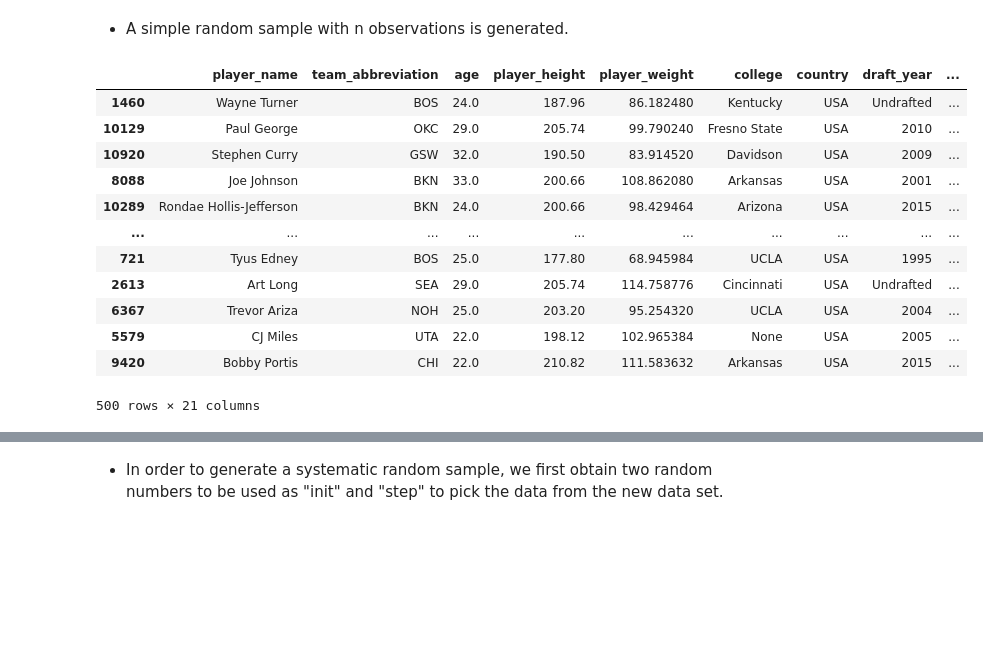
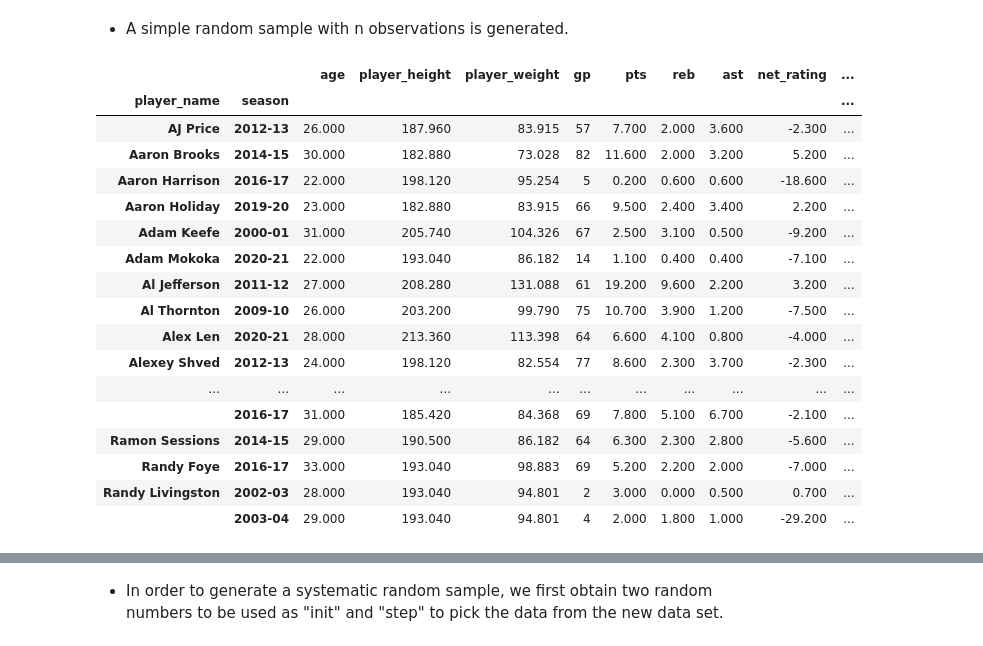
Before and after one commit to AugustoMaidana/sampling, a Jupyter notebook: sampling.ipynb, the cells around one changed output, grey strips where cells are left out. Saved outputs shown, nothing was run; the diff lists cells and outputs as text; code cells hidden in the pictures; blank space fills up the shorter version.

Commit message:
Udpdated the sampling file and add a new file abuot loc and iloc

```diff
--- a/sampling.ipynb
+++ b/sampling.ipynb
@@ -92,0 +86,3 @@ all_seasons_df.head()
+# %%
+all_seasons_df = pd.read_csv("./input/all_seasons.csv").drop('Unnamed: 0',axis = 1) #, index_col = 0
+all_seasons_df.head()
@@ -100,3 +166,7 @@ all_seasons_df.player_name.count()
 all_seasons_df.shape
 # %% [output]
 (11700, 21)
+# %%
+# Checking for null values
+all_seasons_df.dropna(inplace=True)
+all_seasons_df.shape
@@ -114,0 +214,9 @@ all_seasons_df.describe()
+# %%
+season_wise_df = all_seasons_df.set_index(['player_name','season'])
+
+# Set undrafted to null
+Undrafted = season_wise_df[season_wise_df['draft_year'] == 'Undrafted']
+season_wise_df['draft_year'] = season_wise_df['draft_year'].replace('Undrafted', np.NaN)
+season_wise_df['draft_round'] = season_wise_df['draft_round'].replace('Undrafted', np.NaN)
+season_wise_df['draft_number'] = season_wise_df['draft_number'].replace('Undrafted', np.NaN)
+season_wise_df
@@ -114,0 +238,5 @@ all_seasons_df.describe()
+# %%
+# selecting columns required for analysis
+cols_analysis = ['age','player_height','player_weight','gp','pts','reb','ast','net_rating','oreb_pct','dreb_pct','usg_pct','ts_pct','ast_pct']
+analysis_sampling_df = season_wise_df[cols_analysis]
+analysis_sampling_df
@@ -115,22 +258,27 @@ all_seasons_df.describe()
 # %% [markdown]
 - A simple random sample with n observations is generated.
 # %%
-simple_all_seasons_df = all_seasons_df.sample(n = 500)
+simple_all_seasons_df = analysis_sampling_df.sample(n = 500).sort_index(ascending = True)
 simple_all_seasons_df
 # %% [output]
-|  | player_name | team_abbreviation | age | player_height | player_weight | college | country | draft_year | ... |
-| 1460 | Wayne Turner | BOS | 24.0 | 187.96 | 86.182480 | Kentucky | USA | Undrafted | ... |
-| 10129 | Paul George | OKC | 29.0 | 205.74 | 99.790240 | Fresno State | USA | 2010 | ... |
-| 10920 | Stephen Curry | GSW | 32.0 | 190.50 | 83.914520 | Davidson | USA | 2009 | ... |
-| 8088 | Joe Johnson | BKN | 33.0 | 200.66 | 108.862080 | Arkansas | USA | 2001 | ... |
-| 10289 | Rondae Hollis-Jefferson | BKN | 24.0 | 200.66 | 98.429464 | Arizona | USA | 2015 | ... |
-| ... | ... | ... | ... | ... | ... | ... | ... | ... | ... |
-| 721 | Tyus Edney | BOS | 25.0 | 177.80 | 68.945984 | UCLA | USA | 1995 | ... |
-| 2613 | Art Long | SEA | 29.0 | 205.74 | 114.758776 | Cincinnati | USA | Undrafted | ... |
-| 6367 | Trevor Ariza | NOH | 25.0 | 203.20 | 95.254320 | UCLA | USA | 2004 | ... |
-| 5579 | CJ Miles | UTA | 22.0 | 198.12 | 102.965384 | None | USA | 2005 | ... |
-| 9420 | Bobby Portis | CHI | 22.0 | 210.82 | 111.583632 | Arkansas | USA | 2015 | ... |
+|  |  | age | player_height | player_weight | gp | pts | reb | ast | net_rating | ... |
+| player_name | season |  |  |  |  |  |  |  |  | ... |
+| AJ Price | 2012-13 | 26.000 | 187.960 | 83.915 | 57 | 7.700 | 2.000 | 3.600 | -2.300 | ... |
+| Aaron Brooks | 2014-15 | 30.000 | 182.880 | 73.028 | 82 | 11.600 | 2.000 | 3.200 | 5.200 | ... |
+| Aaron Harrison | 2016-17 | 22.000 | 198.120 | 95.254 | 5 | 0.200 | 0.600 | 0.600 | -18.600 | ... |
+| Aaron Holiday | 2019-20 | 23.000 | 182.880 | 83.915 | 66 | 9.500 | 2.400 | 3.400 | 2.200 | ... |
+| Adam Keefe | 2000-01 | 31.000 | 205.740 | 104.326 | 67 | 2.500 | 3.100 | 0.500 | -9.200 | ... |
+| Adam Mokoka | 2020-21 | 22.000 | 193.040 | 86.182 | 14 | 1.100 | 0.400 | 0.400 | -7.100 | ... |
+| Al Jefferson | 2011-12 | 27.000 | 208.280 | 131.088 | 61 | 19.200 | 9.600 | 2.200 | 3.200 | ... |
+| Al Thornton | 2009-10 | 26.000 | 203.200 | 99.790 | 75 | 10.700 | 3.900 | 1.200 | -7.500 | ... |
+| Alex Len | 2020-21 | 28.000 | 213.360 | 113.398 | 64 | 6.600 | 4.100 | 0.800 | -4.000 | ... |
+| Alexey Shved | 2012-13 | 24.000 | 198.120 | 82.554 | 77 | 8.600 | 2.300 | 3.700 | -2.300 | ... |
+| ... | ... | ... | ... | ... | ... | ... | ... | ... | ... | ... |
+|  | 2016-17 | 31.000 | 185.420 | 84.368 | 69 | 7.800 | 5.100 | 6.700 | -2.100 | ... |
+| Ramon Sessions | 2014-15 | 29.000 | 190.500 | 86.182 | 64 | 6.300 | 2.300 | 2.800 | -5.600 | ... |
+| Randy Foye | 2016-17 | 33.000 | 193.040 | 98.883 | 69 | 5.200 | 2.200 | 2.000 | -7.000 | ... |
+| Randy Livingston | 2002-03 | 28.000 | 193.040 | 94.801 | 2 | 3.000 | 0.000 | 0.500 | 0.700 | ... |
+|  | 2003-04 | 29.000 | 193.040 | 94.801 | 4 | 2.000 | 1.800 | 1.000 | -29.200 | ... |
-500 rows × 21 columns
 # %%
 simple_all_seasons_df.describe()
 # %% [output]
```
Also changed, not shown: parts of 68 cells of this notebook, 1 other file.
